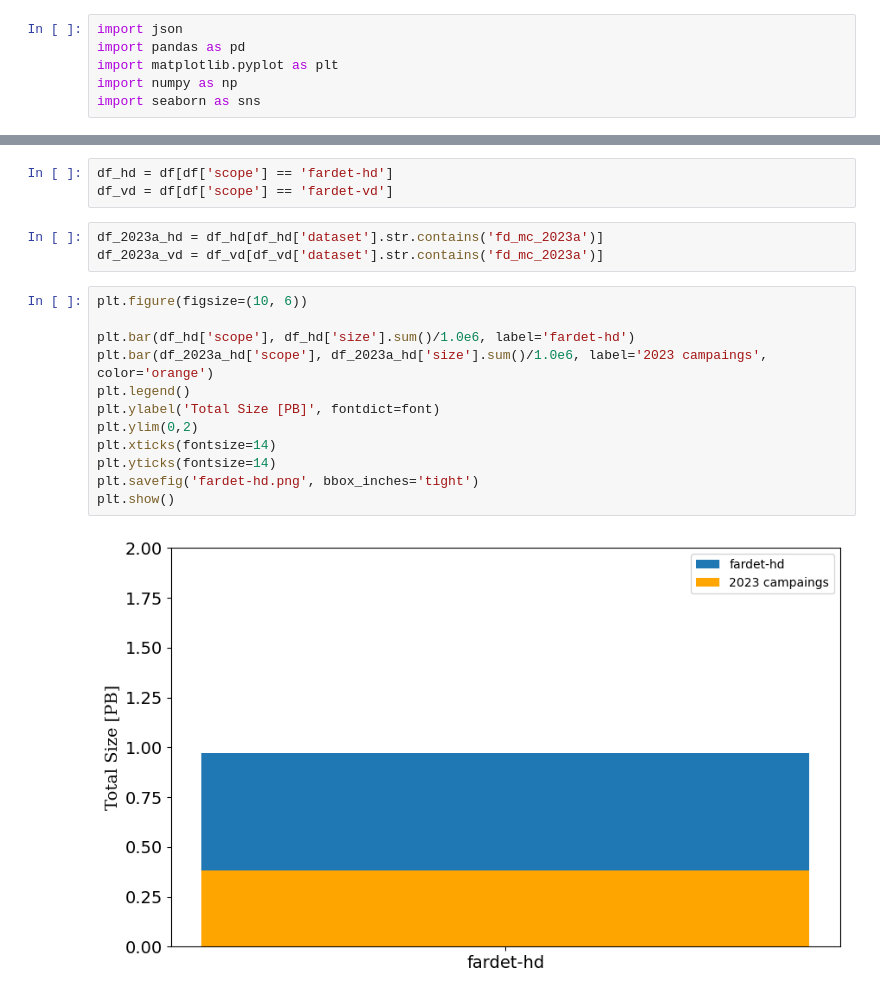
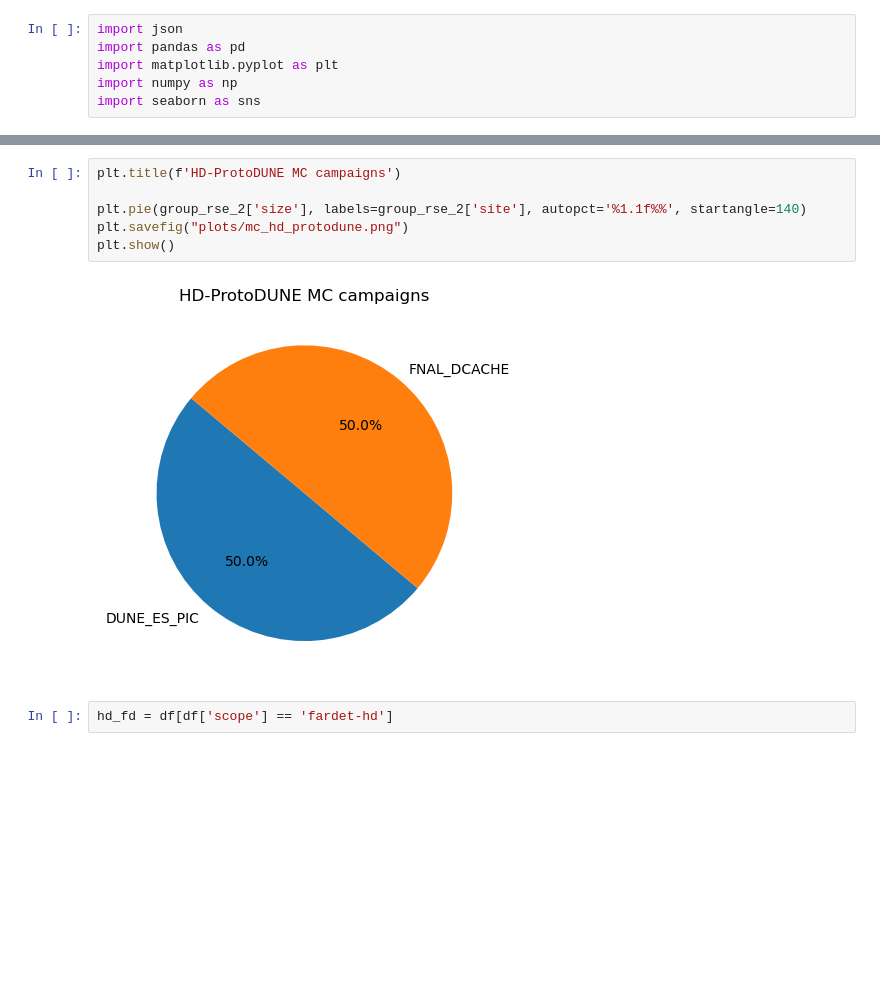
Before and after one commit to DUNE/data-mgmt-ops, a Jupyter notebook: data-collections-manager/notebooks/dcm_rucio_scopes_plots.ipynb, the cells around one changed output, grey strips where cells are left out. Cells and saved outputs as stored; diff of their text form; blank space fills up the shorter version.

```diff
--- a/data-collections-manager/notebooks/dcm_rucio_scopes_plots.ipynb
+++ b/data-collections-manager/notebooks/dcm_rucio_scopes_plots.ipynb
@@ -36,20 +164,10 @@ plt.show()
+# %%
+plt.title(f'HD-ProtoDUNE MC campaigns')
+
+plt.pie(group_rse_2['size'], labels=group_rse_2['site'], autopct='%1.1f%%', startangle=140)
+plt.savefig("plots/mc_hd_protodune.png")
+plt.show()
+# %% [output]
+[figure, added]
 # %%
-df_hd = df[df['scope'] == 'fardet-hd']
-df_vd = df[df['scope'] == 'fardet-vd']
+hd_fd = df[df['scope'] == 'fardet-hd']
-# %%
-df_2023a_hd = df_hd[df_hd['dataset'].str.contains('fd_mc_2023a')]
-df_2023a_vd = df_vd[df_vd['dataset'].str.contains('fd_mc_2023a')]
-# %%
-plt.figure(figsize=(10, 6))
-
-plt.bar(df_hd['scope'], df_hd['size'].sum()/1.0e6, label='fardet-hd')
-plt.bar(df_2023a_hd['scope'], df_2023a_hd['size'].sum()/1.0e6, label='2023 campaings', color='orange')
-plt.legend()
-plt.ylabel('Total Size [PB]', fontdict=font)
-plt.ylim(0,2)
-plt.xticks(fontsize=14)
-plt.yticks(fontsize=14)
-plt.savefig('fardet-hd.png', bbox_inches='tight')
-plt.show()
-# %% [output]
-[figure, removed]
```
Also changed, not shown: parts of 30 cells of this notebook, 1 other file.
